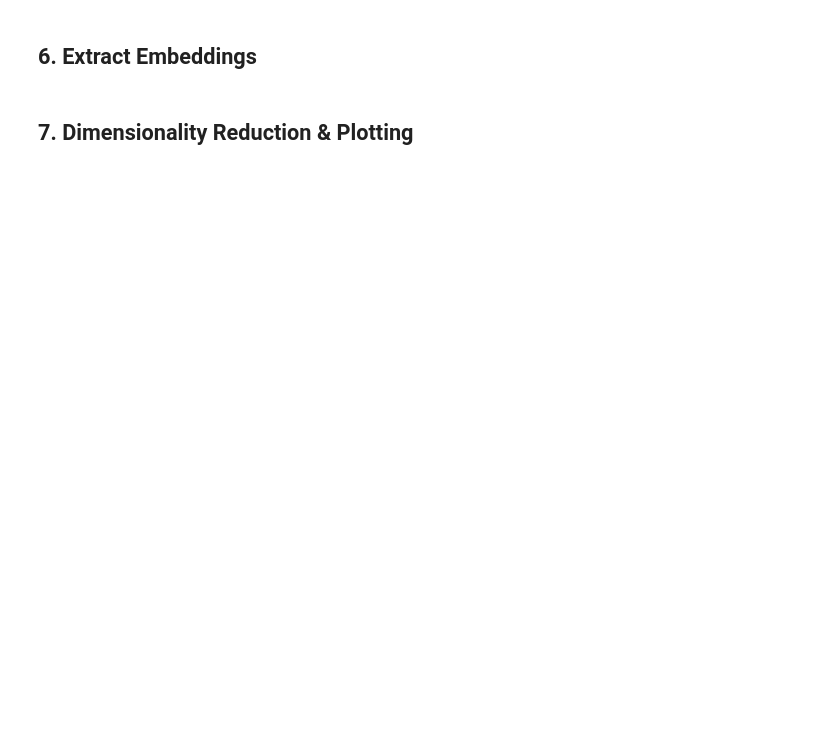
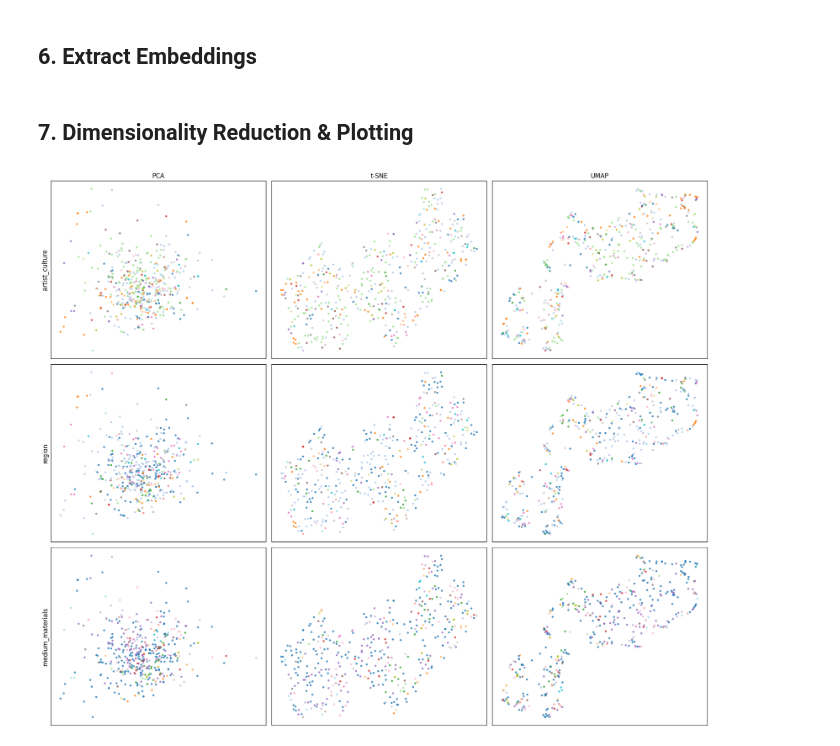
Before and after one commit to Jalen-Stephens/Applied-ML-HW, a Jupyter notebook: HW2/model_notebook.ipynb, the cells around one changed output. Saved outputs shown, nothing was run; the diff lists cells and outputs as text; code cells hidden in the pictures; blank space fills up the shorter version.

```diff
--- a/HW2/model_notebook.ipynb
+++ b/HW2/model_notebook.ipynb
@@ -41,8 +51,8 @@ transform = transforms.Compose([
     ),
 ])
 
-train_image_dir = "HW2/data_oceania_HW2/train"
-train_csv_path  = "HW2/data_oceania_HW2/metadata.csv"
+train_image_dir = "data_oceania_HW2/train"
+train_csv_path  = "data_oceania_HW2/metadata.csv"
 # %% [markdown]
 ## 3. Create Dataset & DataLoader
 # %%
@@ -52,7 +62,7 @@ train_loader = DataLoader(
     train_dataset,
     batch_size=32,
     shuffle=True,
-    num_workers=2,
+    num_workers=0,
     pin_memory=True
 )
 # %% [markdown]
@@ -134,29 +148,46 @@ all_idxs    = torch.cat(indices_list, dim=0).numpy()
 # %%
 metadata = train_dataset.metadata
 
-# Change to: 'artist_culture', 'region', or 'medium_materials'
-color_col = "artist_culture"
+color_columns = ["artist_culture", "region", "medium_materials"]
 
-label_strings = metadata[color_col].iloc[all_idxs].astype(str).values
-unique_labels = list(dict.fromkeys(label_strings))
-color_ids = np.array([unique_labels.index(l) for l in label_strings])
-
+# Run dimensionality reduction ONCE
 pca_2d  = PCA(n_components=2).fit_transform(embeddings)
-tsne_2d = TSNE(n_components=2, perplexity=30, init="random", learning_rate="auto").fit_transform(embeddings)
+tsne_2d = TSNE(n_components=2, perplexity=30, init="random",
+               learning_rate="auto").fit_transform(embeddings)
 umap_2d = umap.UMAP(n_components=2).fit_transform(embeddings)
 
-fig, axes = plt.subplots(1, 3, figsize=(18, 5))
+reduced_data = [pca_2d, tsne_2d, umap_2d]
+titles = ["PCA", "t-SNE", "UMAP"]
 
-for ax, data, title in zip(
-    axes,
-    [pca_2d, tsne_2d, umap_2d],
-    ["PCA", "t-SNE", "UMAP"]
-):
-    scatter = ax.scatter(data[:, 0], data[:, 1], c=color_ids, cmap="tab10", s=8, alpha=0.7)
-    ax.set_title(title)
-    ax.set_xticks([]); ax.set_yticks([])
+fig, axes = plt.subplots(3, 3, figsize=(18, 15))
 
-plt.colorbar(scatter, ax=axes[-1])
-plt.suptitle(f"Colored by: {color_col}")
+for row_idx, color_col in enumerate(color_columns):
+
+    label_strings = metadata[color_col].iloc[all_idxs].astype(str).values
+    unique_labels = list(dict.fromkeys(label_strings))
+    color_ids = np.array([unique_labels.index(l) for l in label_strings])
+
+    for col_idx, (data, title) in enumerate(zip(reduced_data, titles)):
+        ax = axes[row_idx, col_idx]
+
+        scatter = ax.scatter(
+            data[:, 0], data[:, 1],
+            c=color_ids,
+            cmap="tab20",   # better for many categories
+            s=8,
+            alpha=0.7
+        )
+
+        if row_idx == 0:
+            ax.set_title(title, fontsize=12)
+
+        if col_idx == 0:
+            ax.set_ylabel(color_col, fontsize=12)
+
+        ax.set_xticks([])
+        ax.set_yticks([])
+
 plt.tight_layout()
 plt.show()
+# %% [output]
+[figure, added]
```
Also changed, not shown: parts of 11 cells of this notebook, 7 other files.
